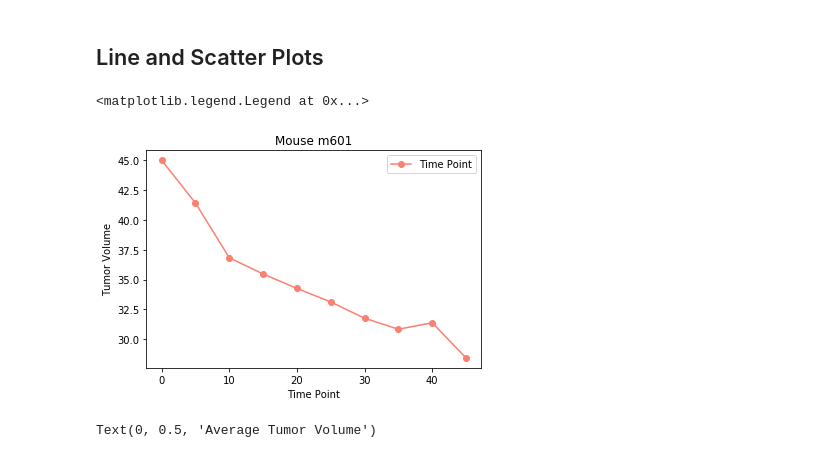
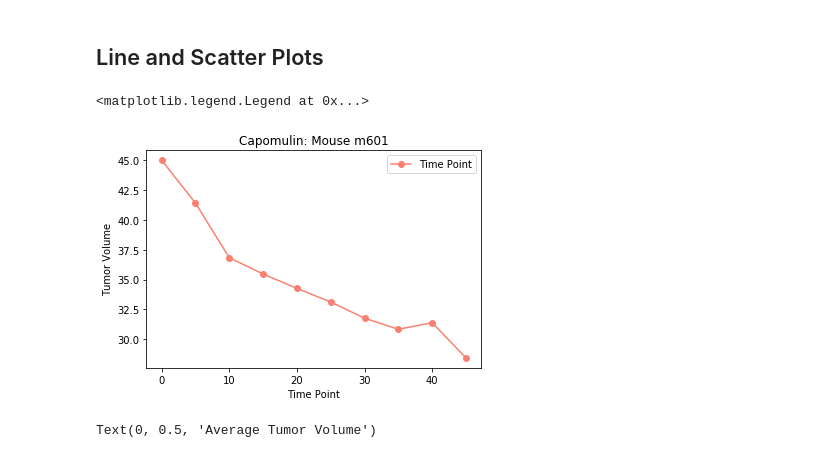
Before and after one commit to ceci-chapa/matplotlib-challenge, a Jupyter notebook: Pymaceuticals/pymaceuticals_starter.ipynb, the cells around one changed output. Cells and saved outputs as stored; diff of their text form; code cells hidden in the pictures.

```diff
--- a/Pymaceuticals/pymaceuticals_starter.ipynb
+++ b/Pymaceuticals/pymaceuticals_starter.ipynb
@@ -374,18 +374,18 @@ plt.show()
 # %%
 # Generate a line plot of tumor volume vs. time point for a mouse treated with Capomulin
 #assuming I can choose any mouse, picking m601
 
 m601 = clean_mouse[(clean_mouse["Mouse ID"] == "m601")]
 #m601
 mouse_m601 = plt.plot(m601["Timepoint"], m601["Tumor Volume (mm3)"], marker ='o', color='salmon', label="Time Point")
 time_axis = (m601["Mouse ID"])
-plt.title("Mouse m601")
+plt.title("Capomulin: Mouse m601")
 plt.xlabel("Time Point")
 plt.ylabel("Tumor Volume")
 plt.legend(loc="upper right")
 # %% [output]
 <matplotlib.legend.Legend at 0x...>
-[figure, old version]
+[figure, new version]
 # %%
 # Generate a scatter plot of average tumor volume vs. mouse weight for the Capomulin regimen
 mouse_weight = capomulin_set["Weight (g)"]
```
Also changed, not shown: 4 other files.
